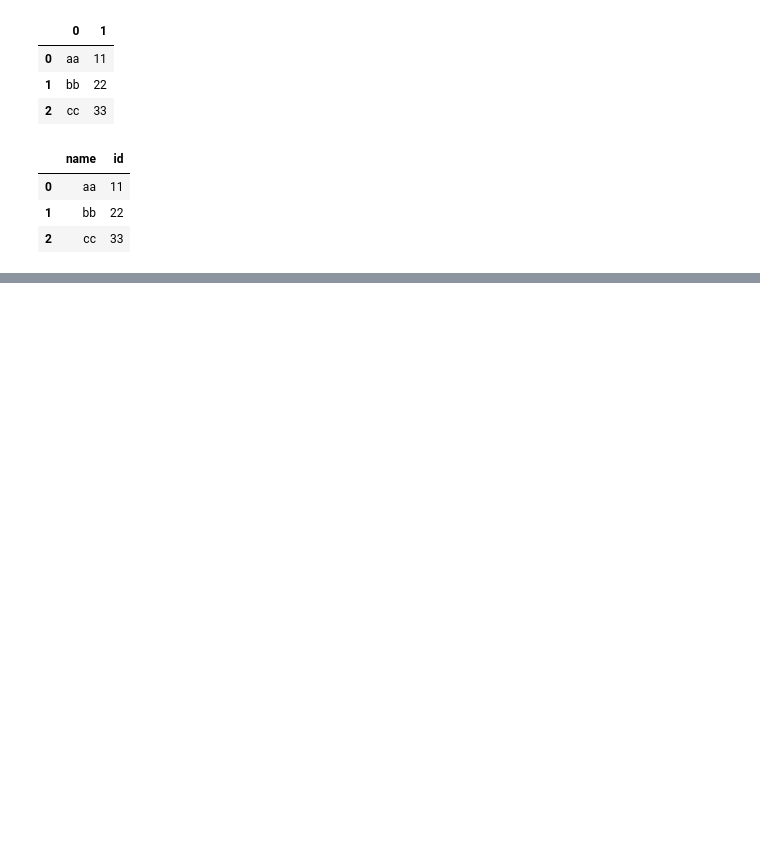
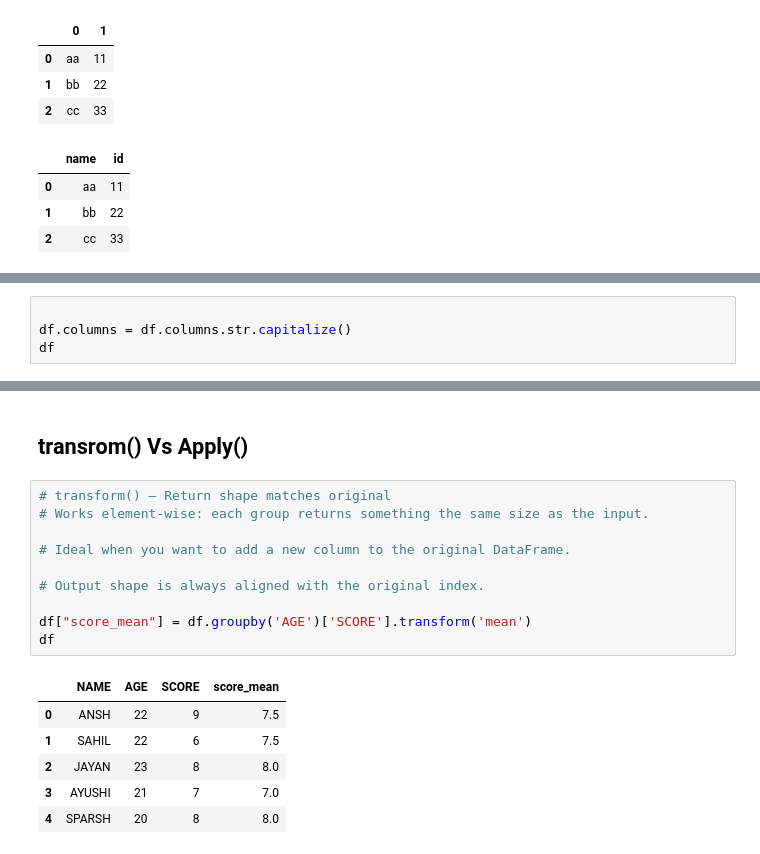
Before and after one commit to dhavalvalaa/Ai_Ml_QB, a Jupyter notebook: pandas/19_06/DataFrame_Exercises.ipynb, the cells around one changed output, grey strips where cells are left out. Saved outputs shown, nothing was run; the diff lists cells and outputs as text; blank space fills up the shorter version.

```diff
--- a/pandas/19_06/DataFrame_Exercises.ipynb
+++ b/pandas/19_06/DataFrame_Exercises.ipynb
@@ -42,0 +159,4 @@ display(df3)
+# %%
+
+df.columns = df.columns.str.capitalize()
+df
@@ -42,0 +196,19 @@ display(df3)
+# %% [markdown]
+## transrom() Vs Apply()
+# %%
+# transform() — Return shape matches original
+# Works element-wise: each group returns something the same size as the input.
+
+# Ideal when you want to add a new column to the original DataFrame.
+
+# Output shape is always aligned with the original index.
+
+df["score_mean"] = df.groupby('AGE')['SCORE'].transform('mean')
+df
+# %% [output]
+|  | NAME | AGE | SCORE | score_mean |
+| 0 | ANSH | 22 | 9 | 7.5 |
+| 1 | SAHIL | 22 | 6 | 7.5 |
+| 2 | JAYAN | 23 | 8 | 8.0 |
+| 3 | AYUSHI | 21 | 7 | 7.0 |
+| 4 | SPARSH | 20 | 8 | 8.0 |
```
Also changed, not shown: parts of 21 cells of this notebook, 1 other file.
